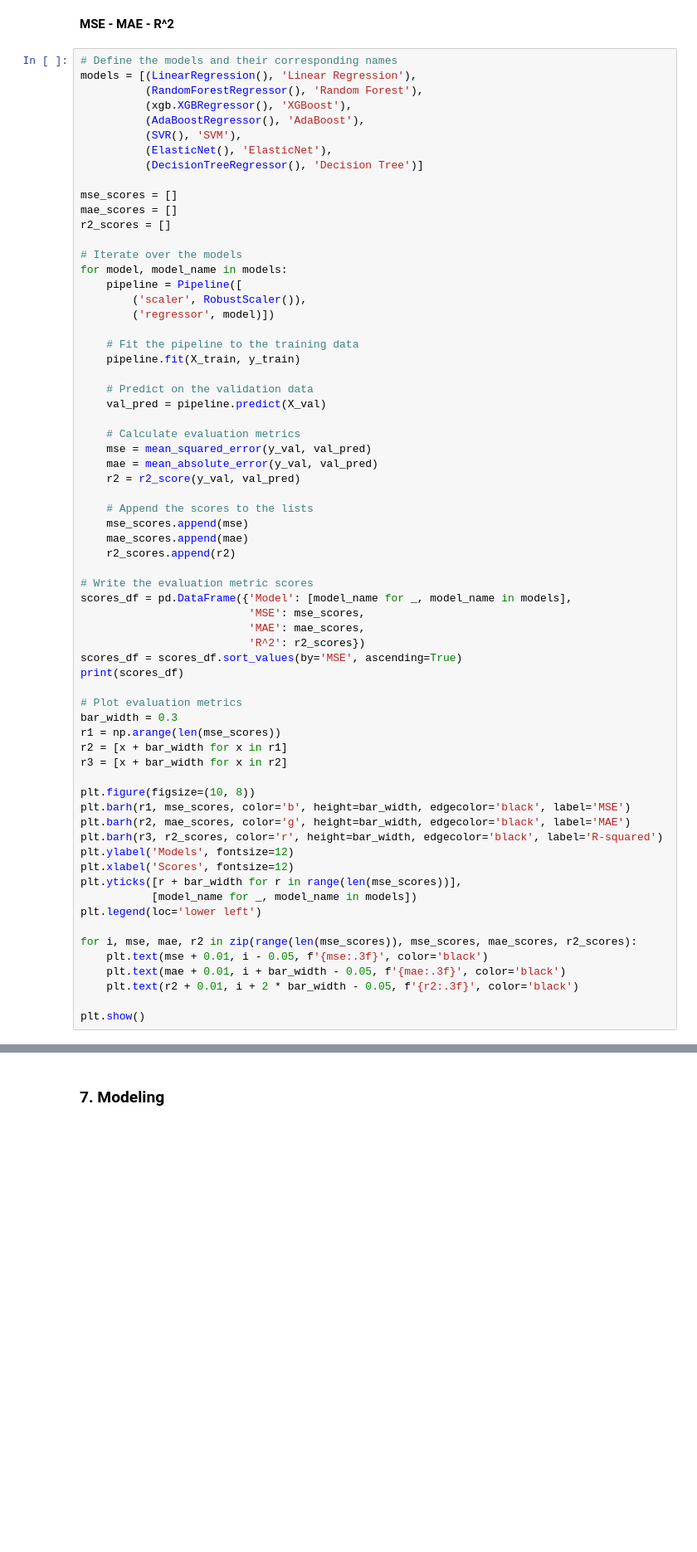
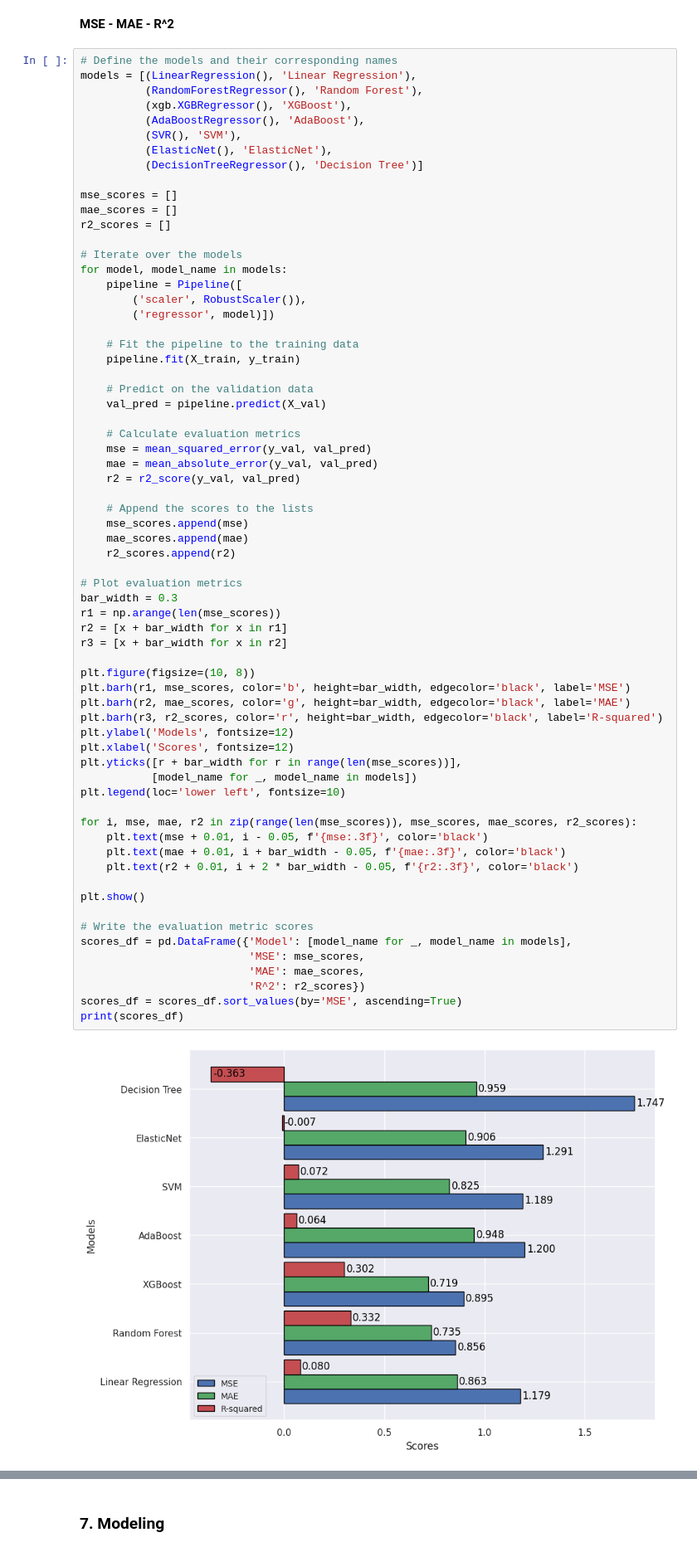
Before and after one commit to arifaygun/ML_Calisma_Notebooklari, a Jupyter notebook: AA_Graduate_Project_2_Silica.ipynb, the cells around one changed output, grey strips where cells are left out. Shown at 83% size. Saved outputs shown, nothing was run; the diff lists cells and outputs as text; blank space fills up the shorter version.

```diff
--- a/AA_Graduate_Project_2_Silica.ipynb
+++ b/AA_Graduate_Project_2_Silica.ipynb
@@ -367,39 +367,40 @@ for model, model_name in models:
     mae = mean_absolute_error(y_val, val_pred)
     r2 = r2_score(y_val, val_pred)
 
     # Append the scores to the lists
     mse_scores.append(mse)
     mae_scores.append(mae)
     r2_scores.append(r2)
 
-# Write the evaluation metric scores
-scores_df = pd.DataFrame({'Model': [model_name for _, model_name in models],
-                          'MSE': mse_scores,
-                          'MAE': mae_scores,
-                          'R^2': r2_scores})
-scores_df = scores_df.sort_values(by='MSE', ascending=True)
-print(scores_df)
-
 # Plot evaluation metrics
 bar_width = 0.3
 r1 = np.arange(len(mse_scores))
 r2 = [x + bar_width for x in r1]
 r3 = [x + bar_width for x in r2]
 
 plt.figure(figsize=(10, 8))
 plt.barh(r1, mse_scores, color='b', height=bar_width, edgecolor='black', label='MSE')
 plt.barh(r2, mae_scores, color='g', height=bar_width, edgecolor='black', label='MAE')
 plt.barh(r3, r2_scores, color='r', height=bar_width, edgecolor='black', label='R-squared')
 plt.ylabel('Models', fontsize=12)
 plt.xlabel('Scores', fontsize=12)
 plt.yticks([r + bar_width for r in range(len(mse_scores))],
            [model_name for _, model_name in models])
-plt.legend(loc='lower left')
+plt.legend(loc='lower left', fontsize=10)
 
 for i, mse, mae, r2 in zip(range(len(mse_scores)), mse_scores, mae_scores, r2_scores):
     plt.text(mse + 0.01, i - 0.05, f'{mse:.3f}', color='black')
     plt.text(mae + 0.01, i + bar_width - 0.05, f'{mae:.3f}', color='black')
     plt.text(r2 + 0.01, i + 2 * bar_width - 0.05, f'{r2:.3f}', color='black')
 
 plt.show()
+
+# Write the evaluation metric scores
+scores_df = pd.DataFrame({'Model': [model_name for _, model_name in models],
+                          'MSE': mse_scores,
+                          'MAE': mae_scores,
+                          'R^2': r2_scores})
+scores_df = scores_df.sort_values(by='MSE', ascending=True)
+print(scores_df)
 # %% [output]
+[figure, added]
```
Also changed, not shown: parts of 2 cells of this notebook.
